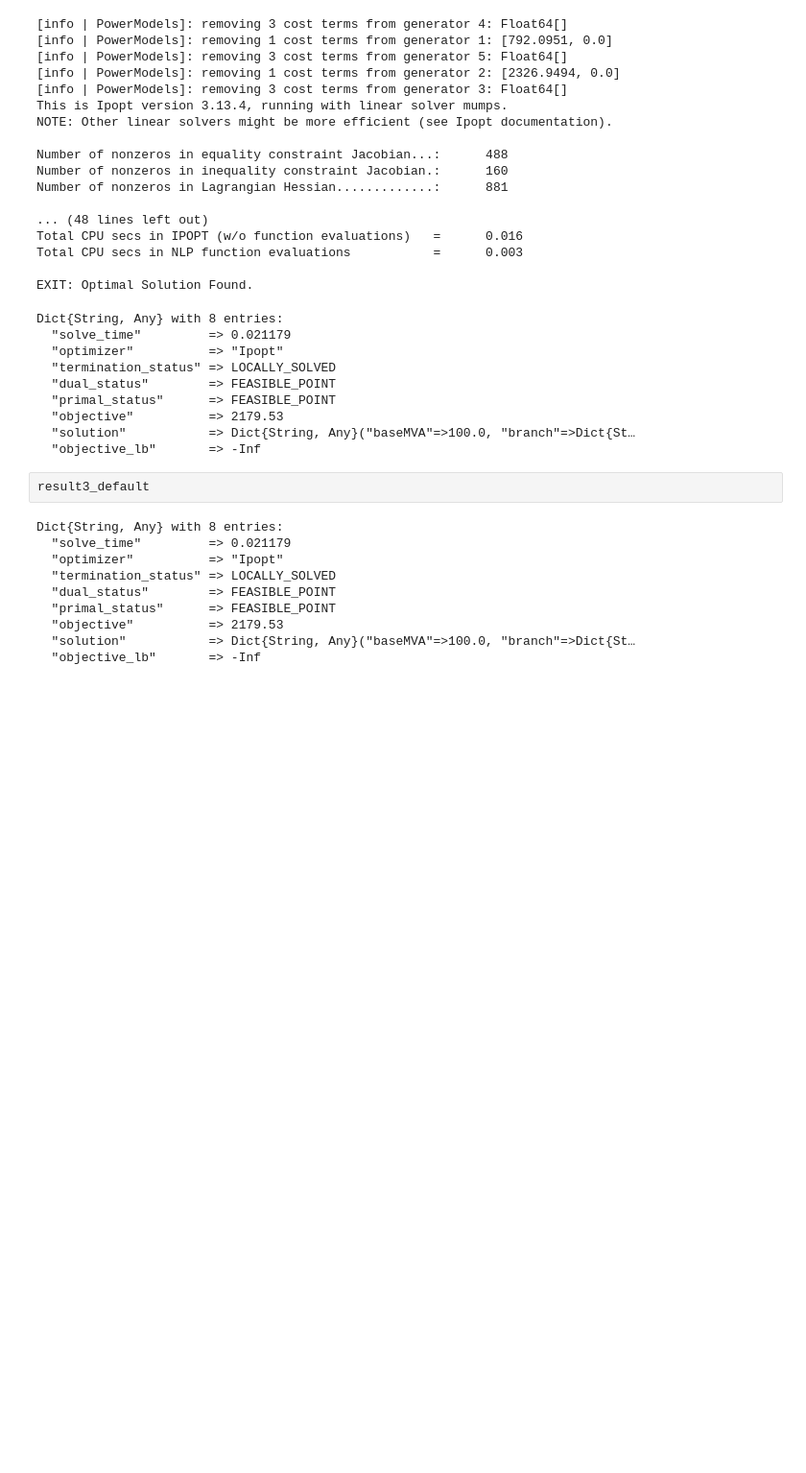
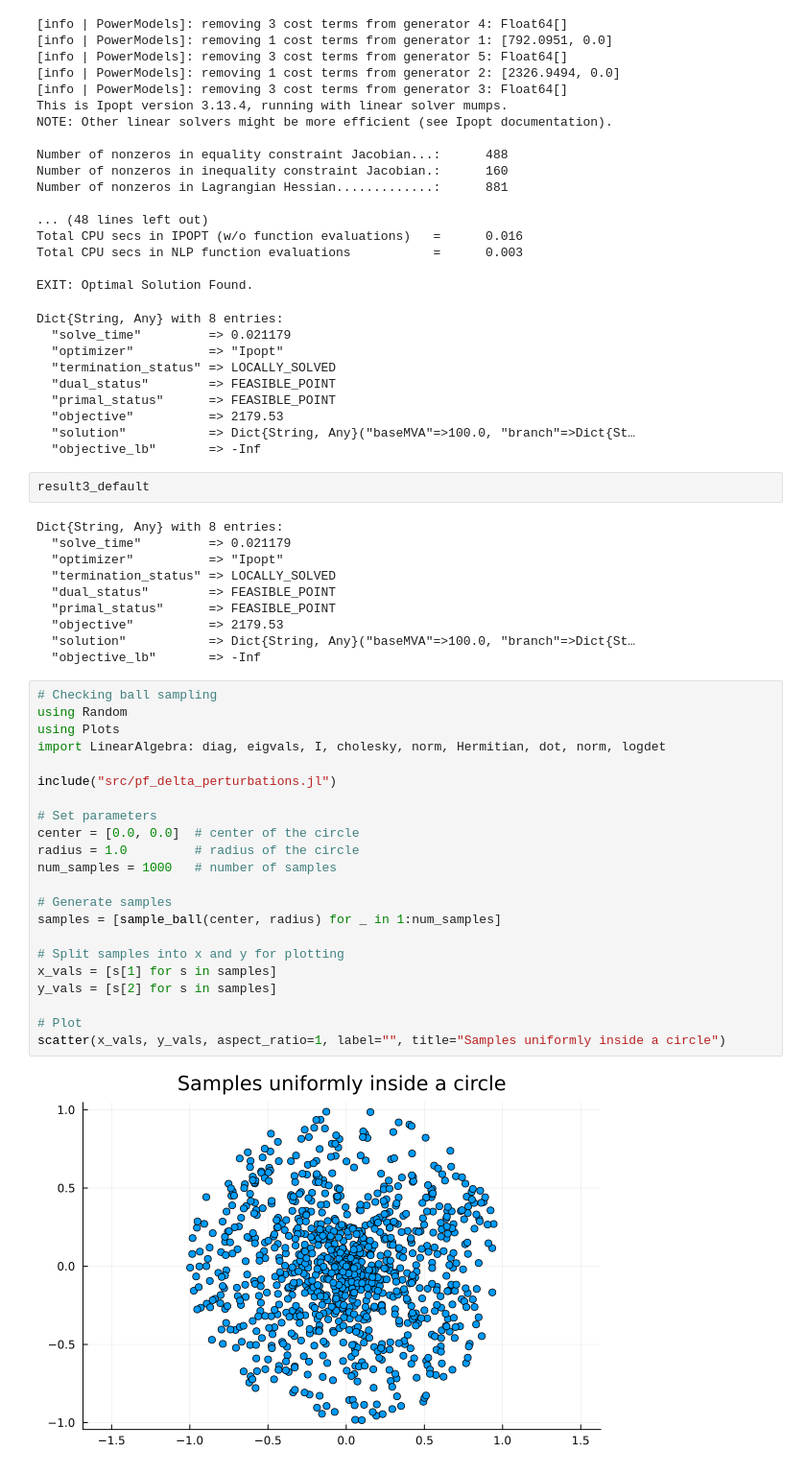
Before and after one commit to MOSSLab-MIT/pfdelta, a Jupyter notebook: data_generation/experiments.ipynb, the cells around one changed output. Shown at 96% size. Cells and saved outputs as stored; diff of their text form; blank space fills up the shorter version.

```diff
--- a/data_generation/experiments.ipynb
+++ b/data_generation/experiments.ipynb
@@ -239,3 +239,27 @@ Dict{String, Any} with 8 entries:
   "objective"          => 2179.53
   "solution"           => Dict{String, Any}("baseMVA"=>100.0, "branch"=>Dict{St…
   "objective_lb"       => -Inf
+# %%
+# Checking ball sampling
+using Random
+using Plots
+import LinearAlgebra: diag, eigvals, I, cholesky, norm, Hermitian, dot, norm, logdet
+
+include("src/pf_delta_perturbations.jl")
+
+# Set parameters
+center = [0.0, 0.0]  # center of the circle
+radius = 1.0         # radius of the circle
+num_samples = 1000   # number of samples
+
+# Generate samples
+samples = [sample_ball(center, radius) for _ in 1:num_samples]
+
+# Split samples into x and y for plotting
+x_vals = [s[1] for s in samples]
+y_vals = [s[2] for s in samples]
+
+# Plot
+scatter(x_vals, y_vals, aspect_ratio=1, label="", title="Samples uniformly inside a circle")
+# %% [output]
+[figure, added]
```
Also changed, not shown: parts of 1 cell of this notebook, 15 other files.
